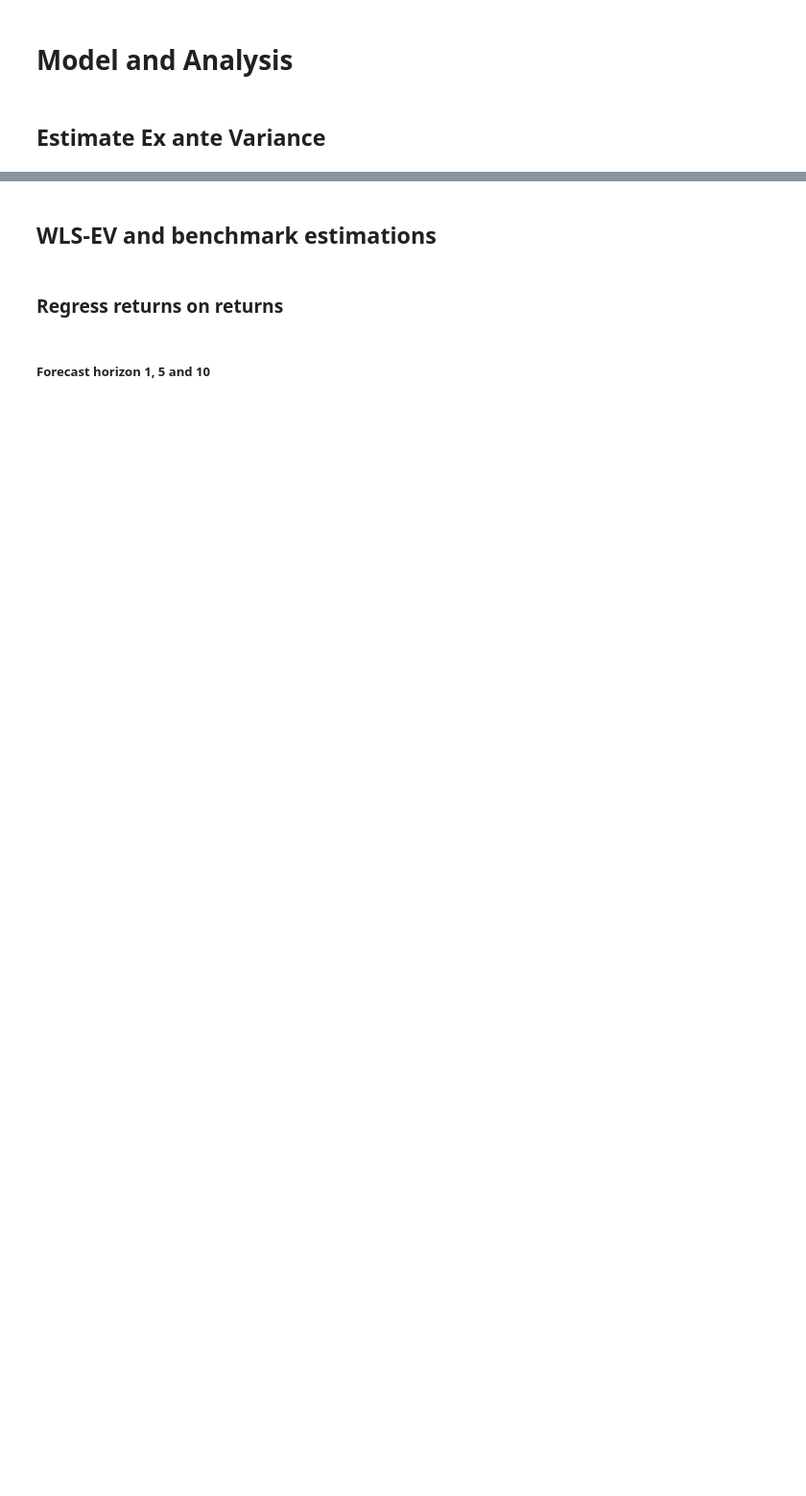
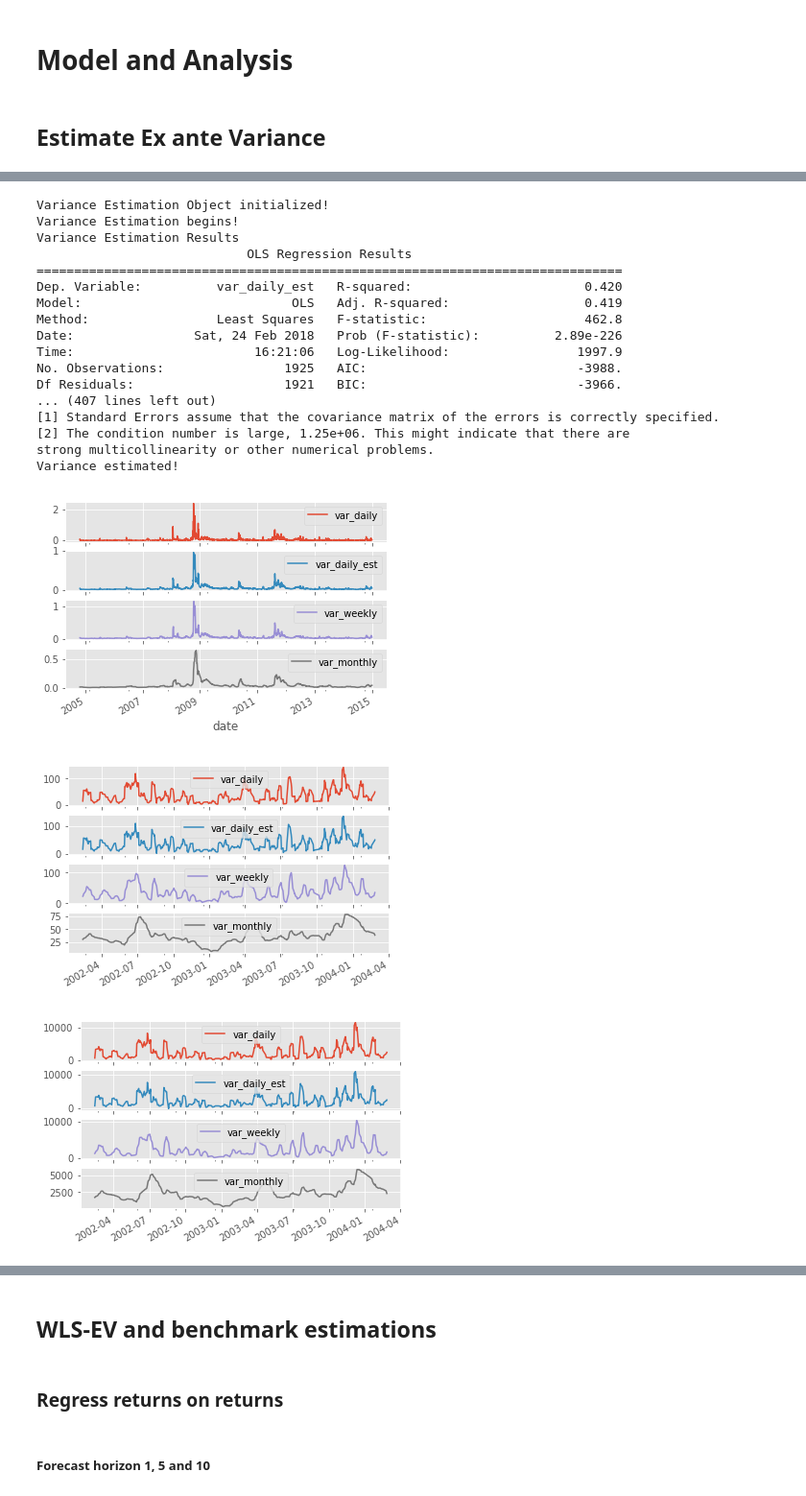
Before and after one commit to tobikuhlmann/robust-linear-forecasting, a Jupyter notebook: wlsev_analysis.ipynb, the cells around one changed output, grey strips where cells are left out. Shown at 96% size. Saved outputs shown, nothing was run; the diff lists cells and outputs as text; code cells hidden in the pictures; blank space fills up the shorter version.

Commit message:
code optimization in variance estimation and further analysis jupter notebook

```diff
--- a/wlsev_analysis.ipynb
+++ b/wlsev_analysis.ipynb
@@ -103,7 +103,7 @@ es_50_vrp = es_50_vrp.set_index('date')
 # %%
 # Calculate ERP from logrets and riskfree rate
 # Take risk free rate maturity 7 (smallest maturity)
-rf_mat7 = rf[rf['daystomaturity'] == 7]
+rf_mat7 = rf[rf['daystomaturity'] == 7].shift(-1) / 252
 # Calculate ERP = logrets - rf
 es_50_erp = pd.DataFrame({'erp': (es_50_logret['logreturns'] - rf_mat7['riskfree']).dropna()})
 # %% [markdown]
@@ -332,0 +301,78 @@ Variance estimated!
+# %%
+# Model and Analysis
+# ==================================================
+#
+# 1. Estimate (sigma_t)2, the (ex ante) conditional variance of next-period unexpected returns epsilon_(t+1)
+# using a HAR-RV (Hierachical Autoregressive-Realized Variance) Model from Corsi (2009)
+# ------------------------------------------------------------------------------------------------------------
+# Log return variance
+ea_var_obj = ExAnteVariance(data_wop['variance']) # no implied vol
+#ea_var_obj = ExAnteVariance(data_wop['variance'], data_wop['implied_var']) # implied vol
+result = ea_var_obj.estimate_variance() # Estimate Variance
+# Join returns and estimated variance
+data_wop_var = data_wop.join(pd.DataFrame({'var_logret_daily_est': result}).dropna()).dropna() # merge for correct indexing
+
+# P Moments variances for different maturities / forecast horizons
+ea_var_obj_skewness7 = ExAnteVariance(data_pq['var_skewness7'])
+result_skewness7 = ea_var_obj_skewness7.estimate_variance() # Estimate Variance
+ea_var_obj_kurtosis7 = ExAnteVariance(data_pq['var_kurtosis7'])
+result_kurtosis7 = ea_var_obj_kurtosis7.estimate_variance() # Estimate Variance
+
+ea_var_obj_skewness30 = ExAnteVariance(data_pq['var_skewness30'])
+result_skewness30 = ea_var_obj_skewness30.estimate_variance() # Estimate Variance
+ea_var_obj_kurtosis30 = ExAnteVariance(data_pq['var_kurtosis30'])
+result_kurtosis30 = ea_var_obj_kurtosis30.estimate_variance() # Estimate Variance
+
+ea_var_obj_skewness60 = ExAnteVariance(data_pq['var_skewness60'])
+result_skewness60 = ea_var_obj_skewness60.estimate_variance() # Estimate Variance
+ea_var_obj_kurtosis60 = ExAnteVariance(data_pq['var_kurtosis60'])
+result_kurtosis60 = ea_var_obj_kurtosis60.estimate_variance() # Estimate Variance
+
+ea_var_obj_skewness91 = ExAnteVariance(data_pq['var_skewness91'])
+result_skewness91 = ea_var_obj_skewness91.estimate_variance() # Estimate Variance
+ea_var_obj_kurtosis91 = ExAnteVariance(data_pq['var_kurtosis91'])
+result_kurtosis91 = ea_var_obj_kurtosis91.estimate_variance() # Estimate Variance
+
+ea_var_obj_skewness182 = ExAnteVariance(data_pq['var_skewness182'])
+result_skewness182 = ea_var_obj_skewness182.estimate_variance() # Estimate Variance
+ea_var_obj_kurtosis182 = ExAnteVariance(data_pq['var_kurtosis182'])
+result_kurtosis182 = ea_var_obj_kurtosis182.estimate_variance() # Estimate Variance
+
+ea_var_obj_skewness365 = ExAnteVariance(data_pq['var_skewness365'])
+result_skewness365 = ea_var_obj_skewness365.estimate_variance() # Estimate Variance
+ea_var_obj_kurtosis365 = ExAnteVariance(data_pq['var_kurtosis365'])
+result_kurtosis365 = ea_var_obj_kurtosis365.estimate_variance() # Estimate Variance
+
+
+# Join returns and estimated variance
+result_variances = pd.DataFrame({'var_est_skewness7': result_skewness7, 'var_est_kurtosis7': result_kurtosis7,
+                                 'var_est_skewness30': result_skewness30, 'var_est_kurtosis30': result_kurtosis30,
+                                 'var_est_skewness60': result_skewness60, 'var_est_kurtosis60': result_kurtosis60,
+                                 'var_est_skewness91': result_skewness91, 'var_est_kurtosis91': result_kurtosis91,
+                                 'var_est_skewness182': result_skewness182, 'var_est_kurtosis182': result_kurtosis182,
+                                 'var_est_skewness365': result_skewness365, 'var_est_kurtosis7': result_kurtosis7,
+                                 'var_est_skewness7': result_skewness7, 'var_est_kurtosis7': result_kurtosis7,
+                                 'var_est_skewness7': result_skewness7, 'var_est_kurtosis7': result_kurtosis7,
+                                }).dropna()
+data_pq_var = data_pq.join(result_variances).dropna() # merge for correct indexing
+# %% [output]
+Variance Estimation Object initialized!
+Variance Estimation begins!
+Variance Estimation Results
+                            OLS Regression Results
+==============================================================================
+Dep. Variable:          var_daily_est   R-squared:                       0.420
+Model:                            OLS   Adj. R-squared:                  0.419
+Method:                 Least Squares   F-statistic:                     462.8
+Date:                Sat, 24 Feb 2018   Prob (F-statistic):          2.89e-226
+Time:                        16:21:06   Log-Likelihood:                 1997.9
+No. Observations:                1925   AIC:                            -3988.
+Df Residuals:                    1921   BIC:                            -3966.
+... (407 lines left out)
+[1] Standard Errors assume that the covariance matrix of the errors is correctly specified.
+[2] The condition number is large, 1.25e+06. This might indicate that there are
+strong multicollinearity or other numerical problems.
+Variance estimated!
+[figure, added]
+[figure, added]
+[figure, added]
```
Also changed, not shown: parts of 11 cells of this notebook, 2 other files.
